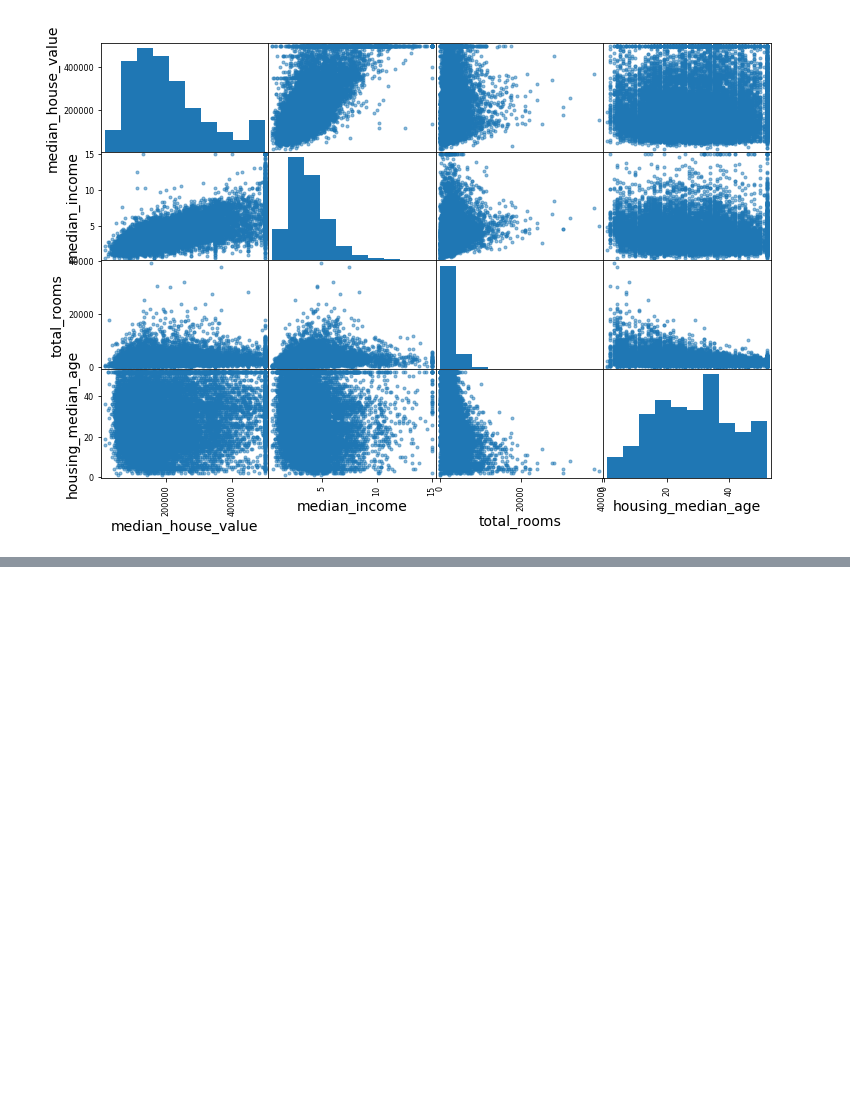
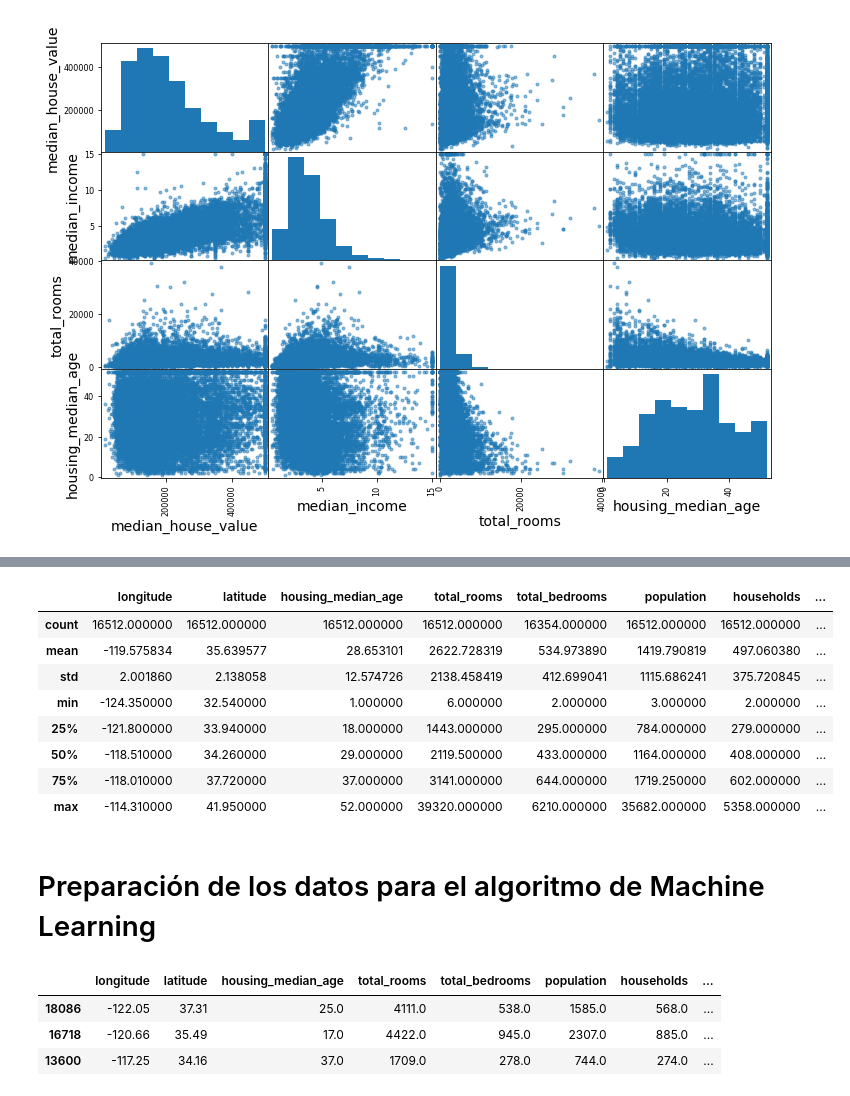
Before and after one commit to Jairo9587/Scikit-TensorFlow, a Jupyter notebook: 02_End-to-End- Ml Project/02_01_Preparación.ipynb, the cells around one changed output, grey strips where cells are left out. Drawn from its saved outputs; the diff is of its cells as text; code cells hidden in the pictures; blank space fills up the shorter version.

```diff
--- a/02_End-to-End- Ml Project/02_01_Preparación.ipynb
+++ b/02_End-to-End- Ml Project/02_01_Preparación.ipynb
@@ -272,0 +305,14 @@ array([[<matplotlib.axes._subplots.AxesSubplot object at 0x...>,
+# %%
+housing.describe()
+# %% [output]
+|  | longitude | latitude | housing_median_age | total_rooms | total_bedrooms | population | households | ... |
+| count | 16512.000000 | 16512.000000 | 16512.000000 | 16512.000000 | 16354.000000 | 16512.000000 | 16512.000000 | ... |
+| mean | -119.575834 | 35.639577 | 28.653101 | 2622.728319 | 534.973890 | 1419.790819 | 497.060380 | ... |
+| std | 2.001860 | 2.138058 | 12.574726 | 2138.458419 | 412.699041 | 1115.686241 | 375.720845 | ... |
+| min | -124.350000 | 32.540000 | 1.000000 | 6.000000 | 2.000000 | 3.000000 | 2.000000 | ... |
+| 25% | -121.800000 | 33.940000 | 18.000000 | 1443.000000 | 295.000000 | 784.000000 | 279.000000 | ... |
+| 50% | -118.510000 | 34.260000 | 29.000000 | 2119.500000 | 433.000000 | 1164.000000 | 408.000000 | ... |
+| 75% | -118.010000 | 37.720000 | 37.000000 | 3141.000000 | 644.000000 | 1719.250000 | 602.000000 | ... |
+| max | -114.310000 | 41.950000 | 52.000000 | 39320.000000 | 6210.000000 | 35682.000000 | 5358.000000 | ... |
+# %% [markdown]
+# Preparación de los datos para el algoritmo de Machine Learning
@@ -272,0 +322,8 @@ array([[<matplotlib.axes._subplots.AxesSubplot object at 0x...>,
+# %%
+housing_copy = housing.copy().iloc[21:24]
+housing_copy
+# %% [output]
+|  | longitude | latitude | housing_median_age | total_rooms | total_bedrooms | population | households | ... |
+| 18086 | -122.05 | 37.31 | 25.0 | 4111.0 | 538.0 | 1585.0 | 568.0 | ... |
+| 16718 | -120.66 | 35.49 | 17.0 | 4422.0 | 945.0 | 2307.0 | 885.0 | ... |
+| 13600 | -117.25 | 34.16 | 37.0 | 1709.0 | 278.0 | 744.0 | 274.0 | ... |
```
Also changed, not shown: parts of 41 cells of this notebook, 1 other file.
